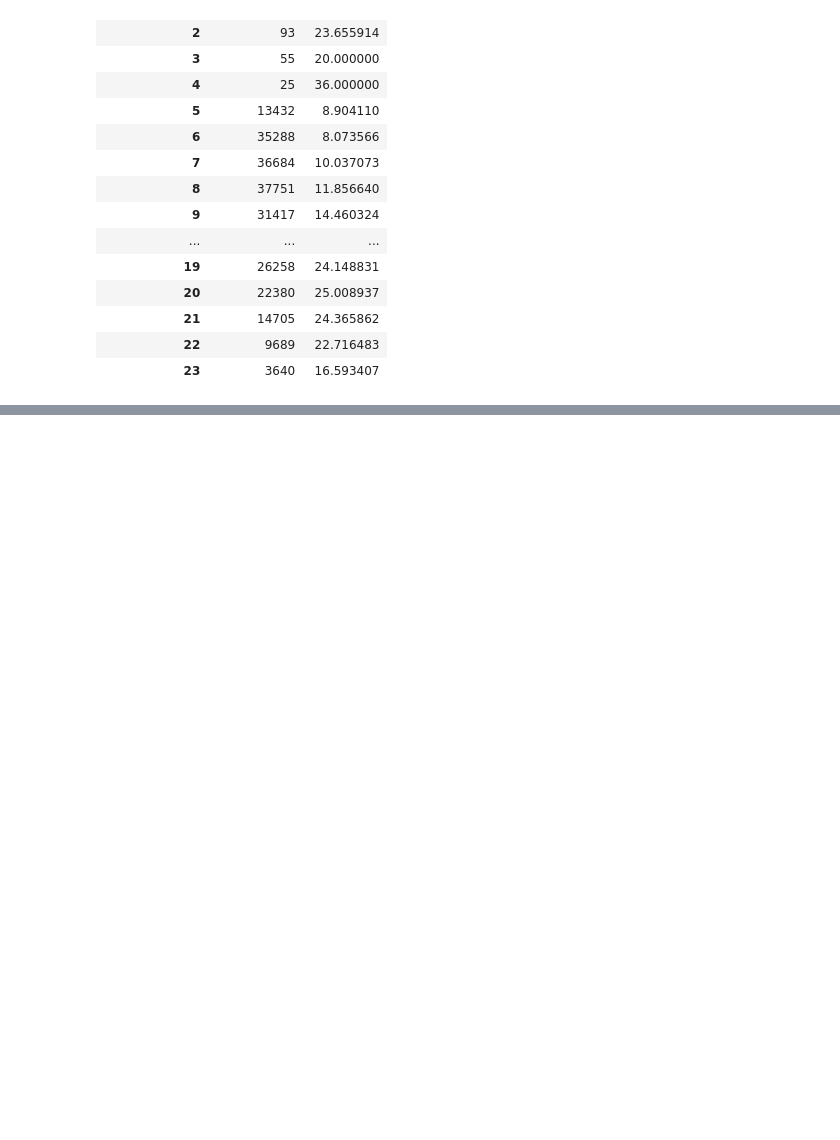
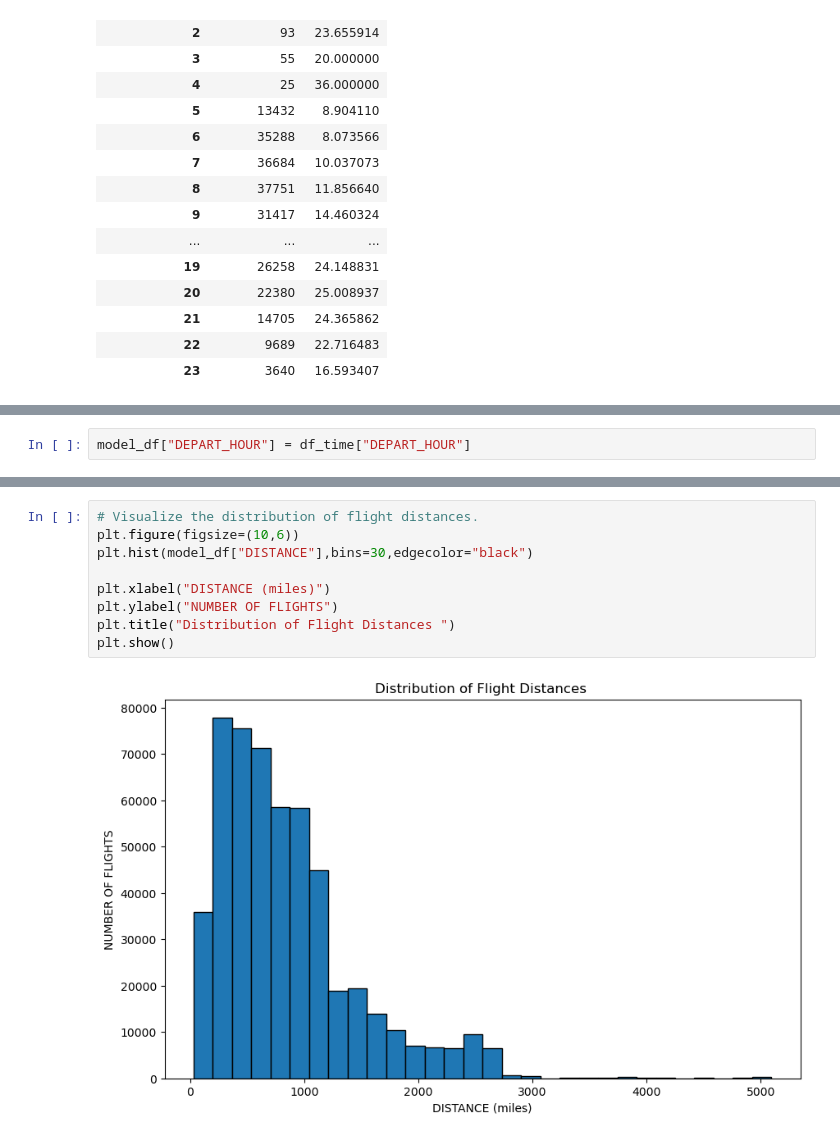
Before and after one commit to bacoscamadalina/flight-delay-prediction, a Jupyter notebook: 01_data_exploration.ipynb, the cells around one changed output, grey strips where cells are left out. Saved outputs shown, nothing was run; the diff lists cells and outputs as text; blank space fills up the shorter version.

```diff
--- a/01_data_exploration.ipynb
+++ b/01_data_exploration.ipynb
@@ -491,0 +494,2 @@ plt.show()
+# %%
+model_df["DEPART_HOUR"] = df_time["DEPART_HOUR"]
@@ -491,0 +521,11 @@ plt.show()
+# %%
+# Visualize the distribution of flight distances.
+plt.figure(figsize=(10,6))
+plt.hist(model_df["DISTANCE"],bins=30,edgecolor="black")
+
+plt.xlabel("DISTANCE (miles)")
+plt.ylabel("NUMBER OF FLIGHTS")
+plt.title("Distribution of Flight Distances ")
+plt.show()
+# %% [output]
+[figure, added]
```
Also changed, not shown: parts of 65 cells of this notebook, 1 other file.
